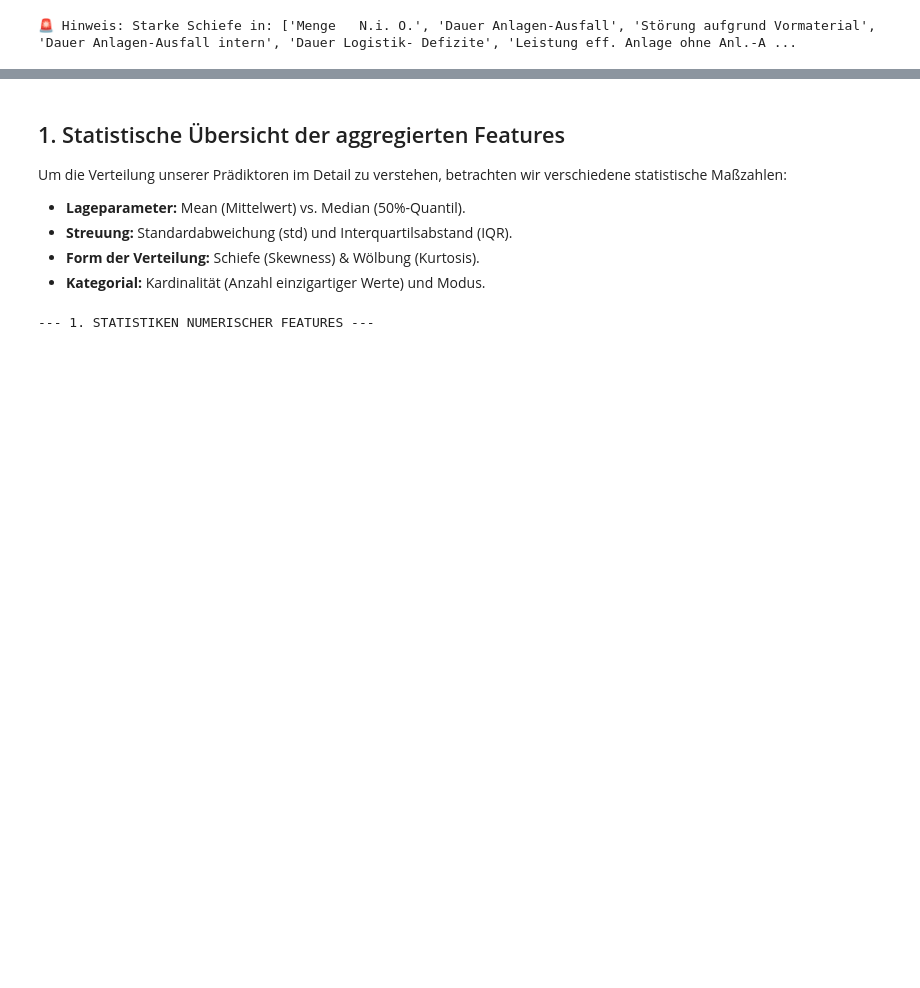
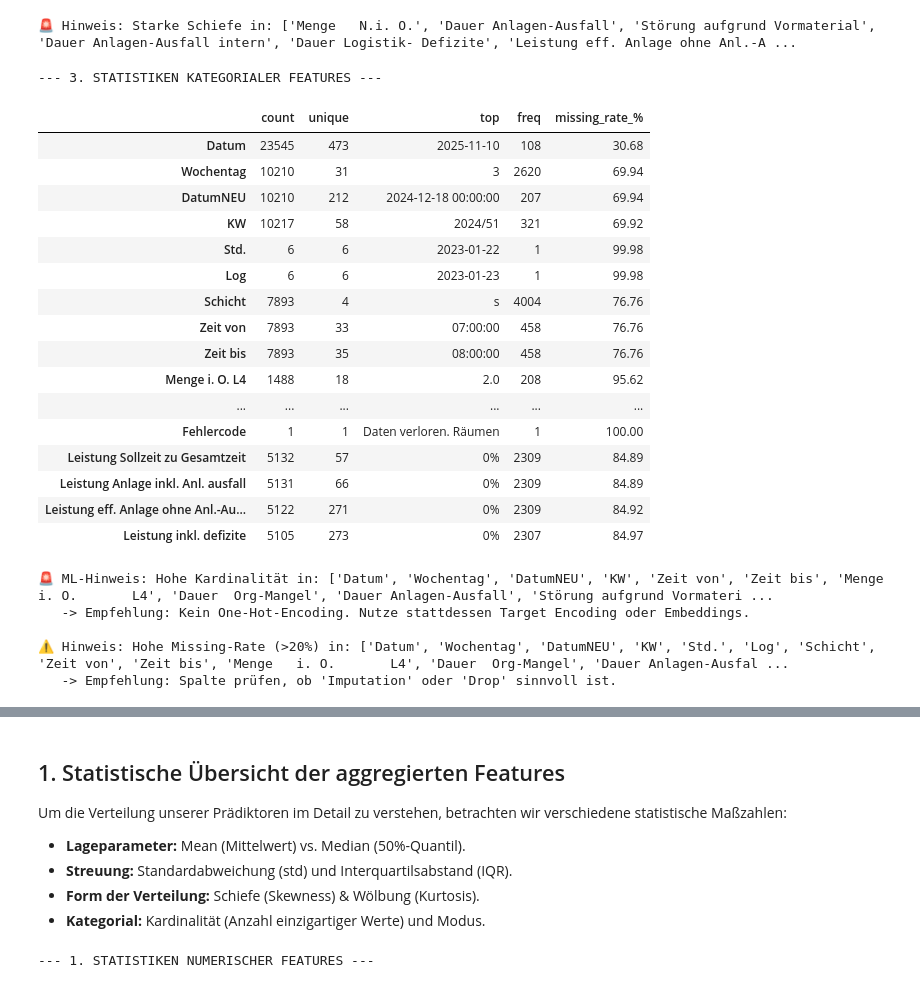
Before and after one commit to FelixFaw/pred_main_project_brueggen, a Jupyter notebook: data_cleaning_and_analysis/Abgabeready_EDA-analysis_for_uncleaned_data.ipynb, the cells around one changed output, grey strips where cells are left out. Cells and saved outputs as stored; diff of their text form; code cells hidden in the pictures; blank space fills up the shorter version.

Commit message:
Überarbeitung data exploration

```diff
--- a/data_cleaning_and_analysis/Abgabeready_EDA-analysis_for_uncleaned_data.ipynb
+++ b/data_cleaning_and_analysis/Abgabeready_EDA-analysis_for_uncleaned_data.ipynb
@@ -110,6 +110,65 @@ if highly_skewed:
 | Takt Gesamt4 | 5129.0 | 6.770000e+00 | 7.023000e+00 | -15.000 | 0.000 | 8.571 | 12.00 | 6.000000e+01 | 0.824 | 1.558 |
 | Leistung inkl. defizite | 2798.0 | 5.700589e+10 | 3.015391e+12 | -1.133 | 0.567 | 0.729 | 0.85 | 1.595025e+14 | 52.896 | 2798.000 |
 🚨 Hinweis: Starke Schiefe in: ['Menge   N.i. O.', 'Dauer Anlagen-Ausfall', 'Störung aufgrund Vormaterial', 'Dauer Anlagen-Ausfall intern', 'Dauer Logistik- Defizite', 'Leistung eff. Anlage ohne Anl.-A ...
+# %%
+# --- Ergänzung: Statistische Übersicht kategorialer Features ---
+
+print("\n--- 3. STATISTIKEN KATEGORIALER FEATURES ---")
+
+# Freitextfelder identifizieren (um sie aus der kategorialen Analyse auszuschließen)
+text_keywords = ['bemerkung', 'notiz', 'text', 'comment', 'beschreibung', 'info']
+# Wir filtern die Spalten, die keine numerischen Daten sind und keine Freitext-Keywords enthalten
+cat_cols = [c for c in df.select_dtypes(include=['object', 'category']).columns
+            if not any(kw in c.lower() for kw in text_keywords)]
+
+if len(cat_cols) > 0:
+    # Berechnung der Kennzahlen
+    cat_stats = pd.DataFrame(index=cat_cols)
+    cat_stats['count'] = df[cat_cols].count()
+    cat_stats['unique'] = df[cat_cols].nunique()
+    cat_stats['top'] = df[cat_cols].mode().iloc[0]
+    cat_stats['freq'] = [df[col].value_counts().iloc[0] if df[col].count() > 0 else 0 for col in cat_cols]
+    cat_stats['missing_rate_%'] = (df[cat_cols].isnull().sum() / len(df) * 100).round(2)
+
+    display(cat_stats)
+
+    # ML-Warnungen für kategoriale Features
+    high_cardinality = cat_stats[cat_stats['unique'] > 15].index.tolist()
+    if high_cardinality:
+        print(f"\n🚨 ML-Hinweis: Hohe Kardinalität in: {high_cardinality}")
+        print("   -> Empfehlung: Kein One-Hot-Encoding. Nutze stattdessen Target Encoding oder Embeddings.")
+
+    # Missing-Rate Hinweis
+    high_missing = cat_stats[cat_stats['missing_rate_%'] > 20].index.tolist()
+    if high_missing:
+        print(f"\n⚠️ Hinweis: Hohe Missing-Rate (>20%) in: {high_missing}")
+        print("   -> Empfehlung: Spalte prüfen, ob 'Imputation' oder 'Drop' sinnvoll ist.")
+else:
+    print("Keine relevanten kategorialen Features (außerhalb von Freitextfeldern) gefunden.")
+# %% [output]
+--- 3. STATISTIKEN KATEGORIALER FEATURES ---
+|  | count | unique | top | freq | missing_rate_% |
+| Datum | 23545 | 473 | 2025-11-10 | 108 | 30.68 |
+| Wochentag | 10210 | 31 | 3 | 2620 | 69.94 |
+| DatumNEU | 10210 | 212 | 2024-12-18 00:00:00 | 207 | 69.94 |
+| KW | 10217 | 58 | 2024/51 | 321 | 69.92 |
+| Std. | 6 | 6 | 2023-01-22 | 1 | 99.98 |
+| Log | 6 | 6 | 2023-01-23 | 1 | 99.98 |
+| Schicht | 7893 | 4 | s | 4004 | 76.76 |
+| Zeit von | 7893 | 33 | 07:00:00 | 458 | 76.76 |
+| Zeit bis | 7893 | 35 | 08:00:00 | 458 | 76.76 |
+| Menge i. O. L4 | 1488 | 18 | 2.0 | 208 | 95.62 |
+| ... | ... | ... | ... | ... | ... |
+| Fehlercode | 1 | 1 | Daten verloren. Räumen | 1 | 100.00 |
+| Leistung Sollzeit zu Gesamtzeit | 5132 | 57 | 0% | 2309 | 84.89 |
+| Leistung Anlage inkl. Anl. ausfall | 5131 | 66 | 0% | 2309 | 84.89 |
+| Leistung eff. Anlage ohne Anl.-Au... | 5122 | 271 | 0% | 2309 | 84.92 |
+| Leistung inkl. defizite | 5105 | 273 | 0% | 2307 | 84.97 |
+🚨 ML-Hinweis: Hohe Kardinalität in: ['Datum', 'Wochentag', 'DatumNEU', 'KW', 'Zeit von', 'Zeit bis', 'Menge   i. O.       L4', 'Dauer  Org-Mangel', 'Dauer Anlagen-Ausfall', 'Störung aufgrund Vormateri ...
+   -> Empfehlung: Kein One-Hot-Encoding. Nutze stattdessen Target Encoding oder Embeddings.
+
+⚠️ Hinweis: Hohe Missing-Rate (>20%) in: ['Datum', 'Wochentag', 'DatumNEU', 'KW', 'Std.', 'Log', 'Schicht', 'Zeit von', 'Zeit bis', 'Menge   i. O.       L4', 'Dauer  Org-Mangel', 'Dauer Anlagen-Ausfal ...
+   -> Empfehlung: Spalte prüfen, ob 'Imputation' oder 'Drop' sinnvoll ist.
 # %%
 # Suche nach typischen Target-Namen
 target_candidates = ['störfall', 'target', 'label', 'class', 'status', 'Station/ OP']
```
Also changed, not shown: parts of 1 cell of this notebook.
